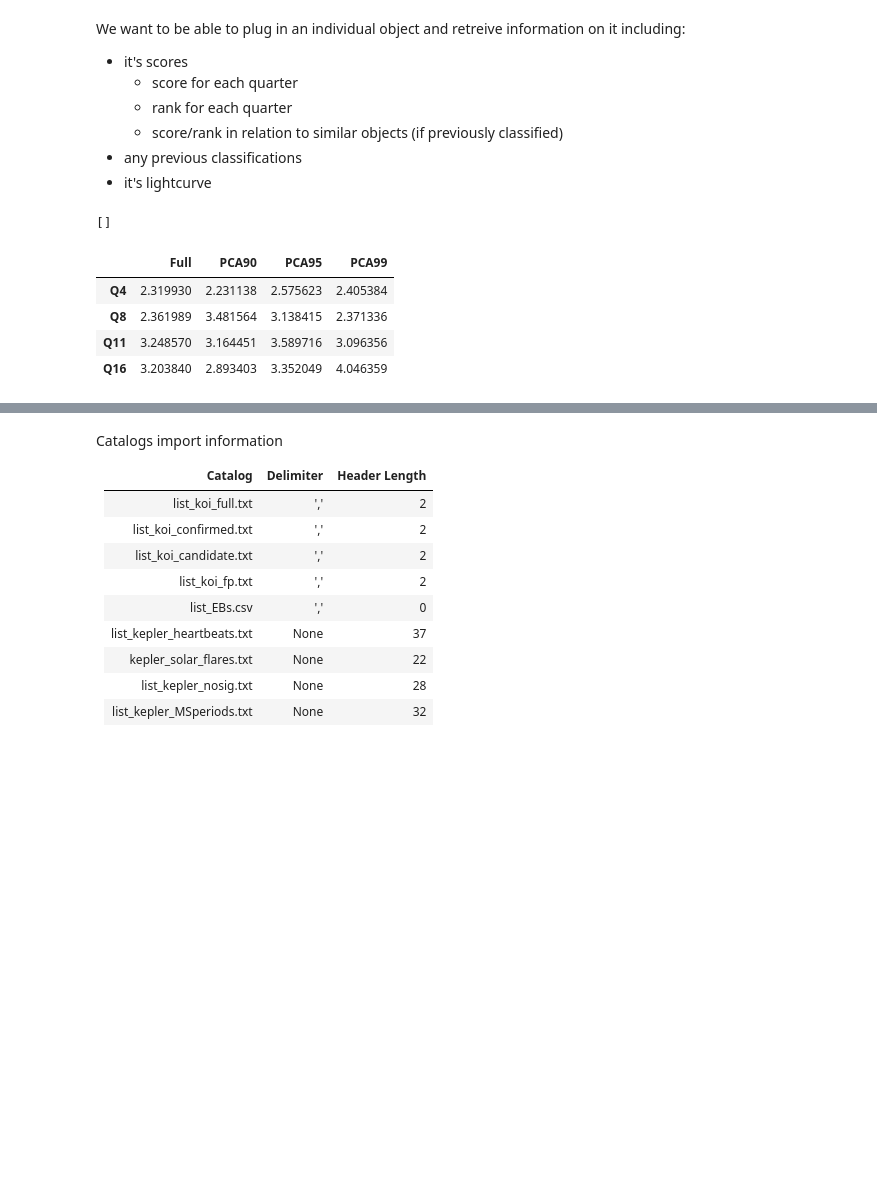
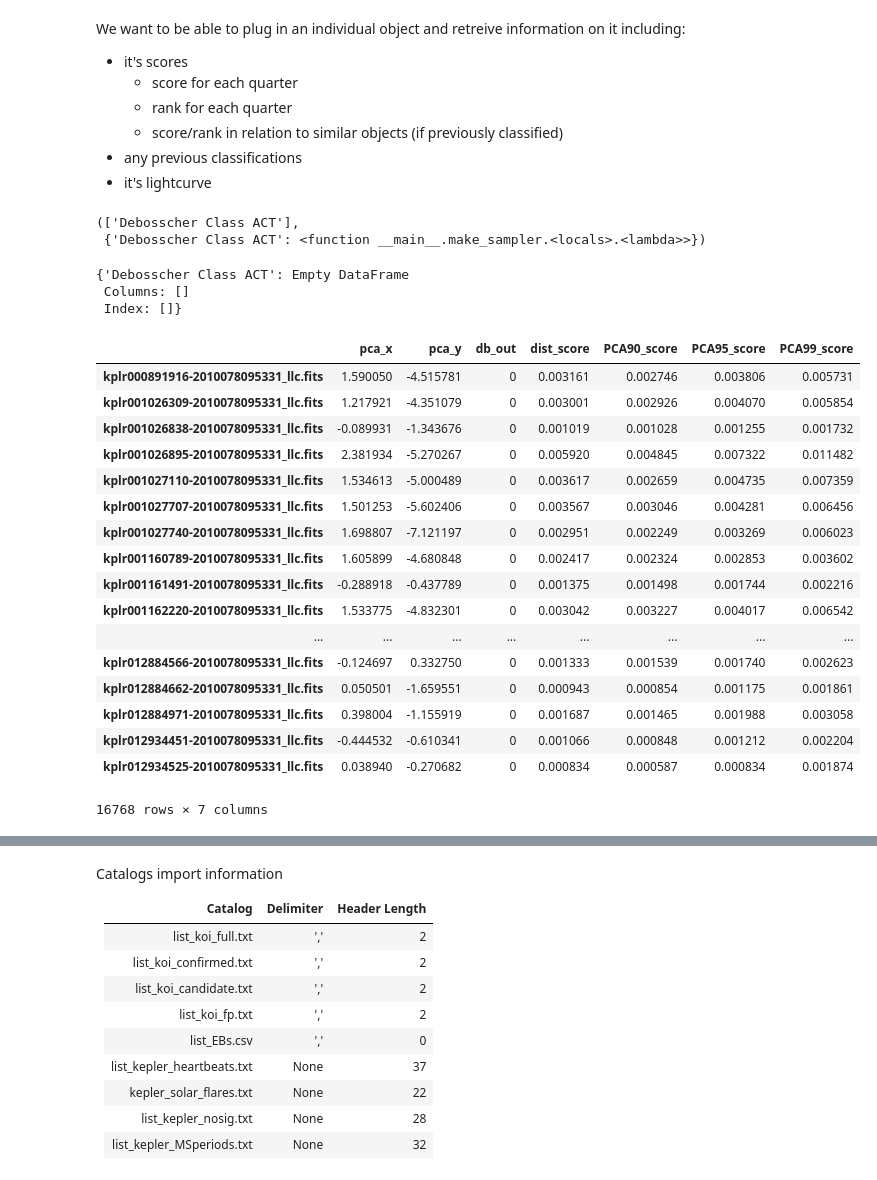
Before and after one commit to d-giles/lcfeatures, a Jupyter notebook: Catalog_Comparisons.ipynb, the cells around one changed output, grey strips where cells are left out. Cells and saved outputs as stored; diff of their text form; code cells hidden in the pictures; blank space fills up the shorter version.

```diff
--- a/Catalog_Comparisons.ipynb
+++ b/Catalog_Comparisons.ipynb
@@ -995,6 +995,7 @@ class weirdnessProfile(object):
         self.analysis_data = {Q:self.sampler(self.full_analysis_data[Q]) for Q in self.Qs}
         self.scores = self.scoreSummary()
         self.ranks = self.rankSummary()
+        self.catalogs,self.ctlg_sampler = self.catalogCheck()
 
     def scoreSummary(self):
         scores = pd.DataFrame()
@@ -1037,27 +1038,75 @@ class weirdnessProfile(object):
 
     def catalogCheck(self):
         in_catalogs = []
+        ctlg_sampler = {}
         for ctlg in catalogs:
             import_ref = catalogs[ctlg]
             ctlg_list = np.genfromtxt(import_ref[0],delimiter=import_ref[1],skip_header=import_ref[2],usecols=(0),dtype=str)
             if self.KIC in ctlg_list:
                 in_catalogs.append(ctlg)
+                ctlg_sampler[ctlg] = make_sampler(ctlg_list)
         if self.KIC in Debosscher_full_df.index:
-            in_catalogs.append('Debosscher Class %s'%Debosscher_full_df.loc[self.KIC,'Class'])
+            deb_class = Debosscher_full_df.loc[self.KIC,'Class']
+            ctlg_sampler['Debosscher Class %s'%deb_class]=make_sampler(Debosscher_full_df[Debosscher_full_df.Class==deb_class].index)
+            in_catalogs.append('Debosscher Class %s'%deb_class)
         if self.KIC in simbad_full_df.index:
-            in_catalogs.append('SIMBAD Class %s'%simbad_full_df.loc[self.KIC,'Class'])
+            sim_class = simbad_full_df.loc[self.KIC,'Class']
+            ctlg_sampler['SIMBAD Class %s'%sim_class]=make_sampler(simbad_full_df[simbad_full_df.Class == sim_class].index)
+            in_catalogs.append('SIMBAD Class %s'%sim_class)
 
-        return in_catalogs
+        return in_catalogs,ctlg_sampler
+
+    def catalogCompare(self):
+        catalog_data_summary = {}
+        for ctlg in self.catalogs:
+            catalog_data_summary[ctlg] = pd.DataFrame()
+            for Q in Qs:
+                ctlg_data = self.ctlg_sampler[ctlg](self.full_analysis_data[Q])
+                tmp_df = pd.DataFrame({'dist_score':ctlg_data.dist_score.mean(),
+                                       'PCA90_score':ctlg_data.PCA90_score.mean(),
+                                       'PCA95_score':ctlg_data.PCA95_score.mean(),
+                                       'PCA99_score':ctlg_data.PCA99_score.mean()},
+                                      index=[Q])
+                catalog_data_summary[ctlg].append(tmp_df)
+        self.ctlg_summary = catalog_data_summary
+        return catalog_data_summary
 # %%
-tabby = weirdnessProfile('5110407')
+tabby = weirdnessProfile('8462852')
 tabby.catalogCheck()
 # %% [output]
-[]
+(['Debosscher Class ACT'],
+ {'Debosscher Class ACT': <function __main__.make_sampler.<locals>.<lambda>>})
 # %%
-tabby.ranks
+tabby.catalogCompare()
 # %% [output]
-|  | Full | PCA90 | PCA95 | PCA99 |
-| Q4 | 2.319930 | 2.231138 | 2.575623 | 2.405384 |
-| Q8 | 2.361989 | 3.481564 | 3.138415 | 2.371336 |
-| Q11 | 3.248570 | 3.164451 | 3.589716 | 3.096356 |
-| Q16 | 3.203840 | 2.893403 | 3.352049 | 4.046359 |
+{'Debosscher Class ACT': Empty DataFrame
+ Columns: []
+ Index: []}
+# %%
+in_catalogs = []
+ctlg_sampler = {}
+if '8462852' in Debosscher_full_df.index:
+    deb_class = Debosscher_full_df.loc['8462852','Class']
+    ctlg_sampler['Debosscher Class %s'%deb_class]=make_sampler(Debosscher_full_df[Debosscher_full_df.Class==deb_class].index)
+    in_catalogs.append('Debosscher Class %s'%deb_class)
+# %%
+ctlg_sampler['Debosscher Class ACT'](tabby.full_analysis_data['Q4'])
+# %% [output]
+|  | pca_x | pca_y | db_out | dist_score | PCA90_score | PCA95_score | PCA99_score |
+| kplr000891916-2010078095331_llc.fits | 1.590050 | -4.515781 | 0 | 0.003161 | 0.002746 | 0.003806 | 0.005731 |
+| kplr001026309-2010078095331_llc.fits | 1.217921 | -4.351079 | 0 | 0.003001 | 0.002926 | 0.004070 | 0.005854 |
+| kplr001026838-2010078095331_llc.fits | -0.089931 | -1.343676 | 0 | 0.001019 | 0.001028 | 0.001255 | 0.001732 |
+| kplr001026895-2010078095331_llc.fits | 2.381934 | -5.270267 | 0 | 0.005920 | 0.004845 | 0.007322 | 0.011482 |
+| kplr001027110-2010078095331_llc.fits | 1.534613 | -5.000489 | 0 | 0.003617 | 0.002659 | 0.004735 | 0.007359 |
+| kplr001027707-2010078095331_llc.fits | 1.501253 | -5.602406 | 0 | 0.003567 | 0.003046 | 0.004281 | 0.006456 |
+| kplr001027740-2010078095331_llc.fits | 1.698807 | -7.121197 | 0 | 0.002951 | 0.002249 | 0.003269 | 0.006023 |
+| kplr001160789-2010078095331_llc.fits | 1.605899 | -4.680848 | 0 | 0.002417 | 0.002324 | 0.002853 | 0.003602 |
+| kplr001161491-2010078095331_llc.fits | -0.288918 | -0.437789 | 0 | 0.001375 | 0.001498 | 0.001744 | 0.002216 |
+| kplr001162220-2010078095331_llc.fits | 1.533775 | -4.832301 | 0 | 0.003042 | 0.003227 | 0.004017 | 0.006542 |
+| ... | ... | ... | ... | ... | ... | ... | ... |
+| kplr012884566-2010078095331_llc.fits | -0.124697 | 0.332750 | 0 | 0.001333 | 0.001539 | 0.001740 | 0.002623 |
+| kplr012884662-2010078095331_llc.fits | 0.050501 | -1.659551 | 0 | 0.000943 | 0.000854 | 0.001175 | 0.001861 |
+| kplr012884971-2010078095331_llc.fits | 0.398004 | -1.155919 | 0 | 0.001687 | 0.001465 | 0.001988 | 0.003058 |
+| kplr012934451-2010078095331_llc.fits | -0.444532 | -0.610341 | 0 | 0.001066 | 0.000848 | 0.001212 | 0.002204 |
+| kplr012934525-2010078095331_llc.fits | 0.038940 | -0.270682 | 0 | 0.000834 | 0.000587 | 0.000834 | 0.001874 |
+16768 rows × 7 columns
```
Also changed, not shown: parts of 4 cells of this notebook.
